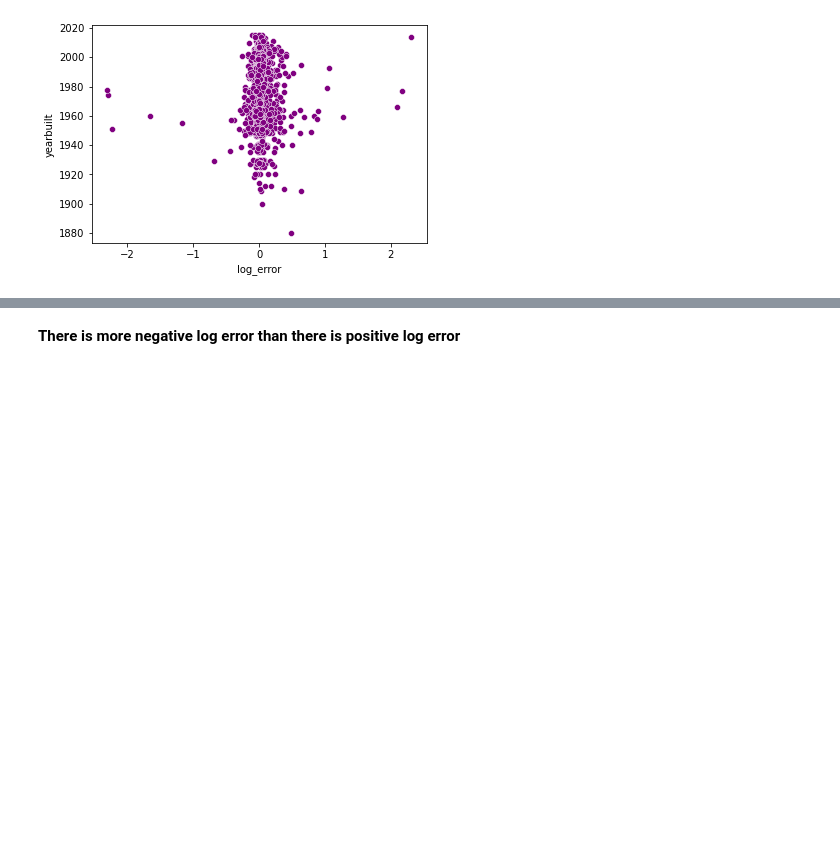
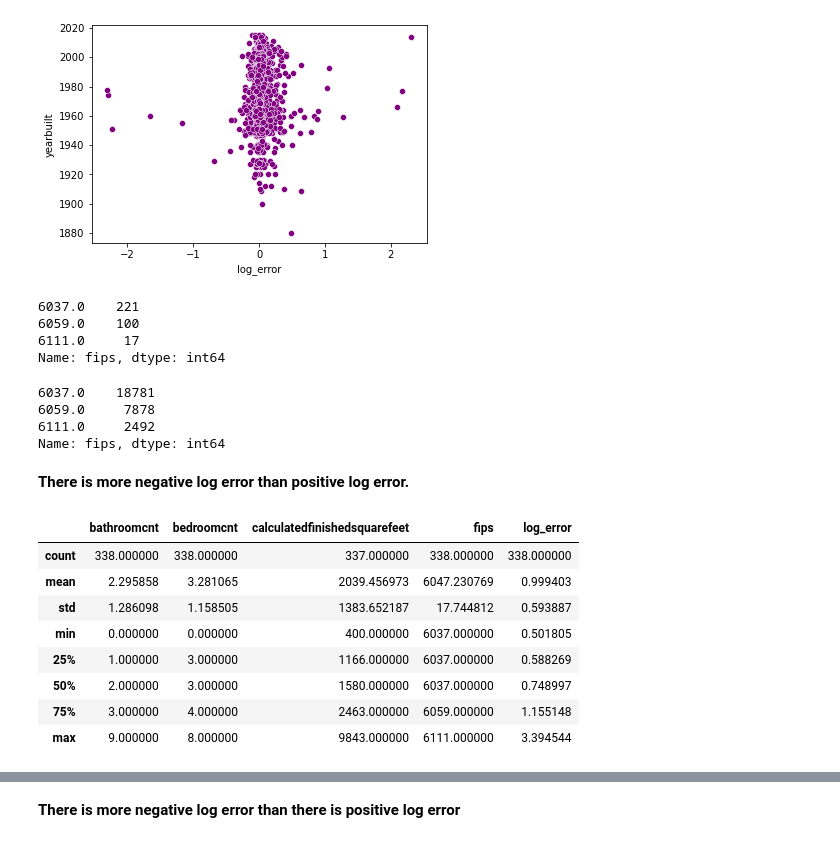
Before and after one commit to Yvette-Ibarra/clustering-exercises, a Jupyter notebook: explore_zillow.ipynb, the cells around one changed output, grey strips where cells are left out. Drawn from its saved outputs; the diff is of its cells as text; code cells hidden in the pictures; blank space fills up the shorter version.

```diff
--- a/explore_zillow.ipynb
+++ b/explore_zillow.ipynb
@@ -488,3 +488,31 @@ sns.scatterplot(y='yearbuilt', x='log_error',
 logerror_sample=train[(train.log_error >0.5 )|(train.log_error<-0.5)]
 pos_logerror_sample =train[train.log_error>0.5]
 neg_logerror_sample =train[train.log_error> -0.5]
+# %%
+pos_logerror_sample['fips'].value_counts()
+# %% [output]
+6037.0    221
+6059.0    100
+6111.0     17
+Name: fips, dtype: int64
+# %%
+neg_logerror_sample['fips'].value_counts()
+# %% [output]
+6037.0    18781
+6059.0     7878
+6111.0     2492
+Name: fips, dtype: int64
+# %% [markdown]
+**There is more negative log error than positive log error.**
+# %%
+pos_logerror_sample[['bathroomcnt','bedroomcnt','calculatedfinishedsquarefeet','fips','log_error']].describe()
+# %% [output]
+|  | bathroomcnt | bedroomcnt | calculatedfinishedsquarefeet | fips | log_error |
+| count | 338.000000 | 338.000000 | 337.000000 | 338.000000 | 338.000000 |
+| mean | 2.295858 | 3.281065 | 2039.456973 | 6047.230769 | 0.999403 |
+| std | 1.286098 | 1.158505 | 1383.652187 | 17.744812 | 0.593887 |
+| min | 0.000000 | 0.000000 | 400.000000 | 6037.000000 | 0.501805 |
+| 25% | 1.000000 | 3.000000 | 1166.000000 | 6037.000000 | 0.588269 |
+| 50% | 2.000000 | 3.000000 | 1580.000000 | 6037.000000 | 0.748997 |
+| 75% | 3.000000 | 4.000000 | 2463.000000 | 6059.000000 | 1.155148 |
+| max | 9.000000 | 8.000000 | 9843.000000 | 6111.000000 | 3.394544 |
```
Also changed, not shown: parts of 11 cells of this notebook.
